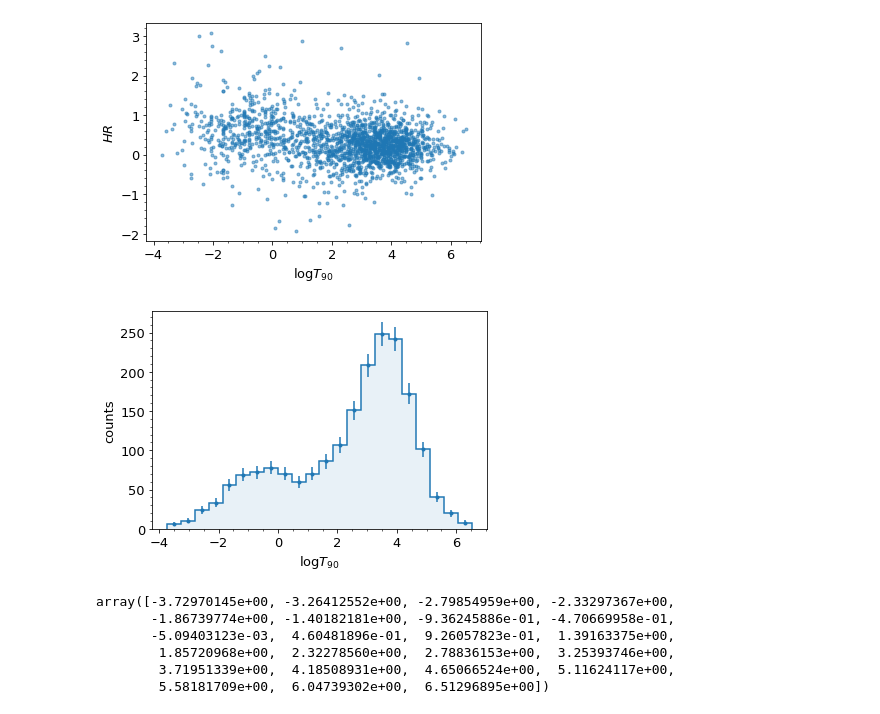
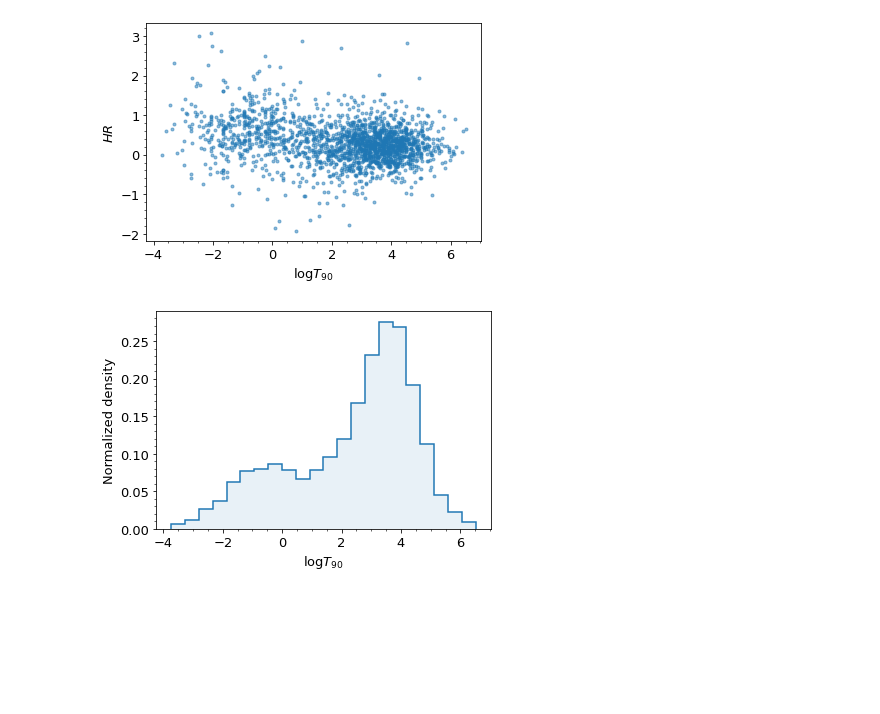
Before and after one commit to fdesanti/nested_sampling, a Jupyter notebook: posterior_analysis.ipynb, the cells around one changed output. Cells and saved outputs as stored; diff of their text form; code cells hidden in the pictures; blank space fills up the shorter version.

```diff
--- a/posterior_analysis.ipynb
+++ b/posterior_analysis.ipynb
@@ -107,28 +124,19 @@ plt.savefig('logT90-HR.png', dpi=200)
 # %%
 plt.figure()
 plt.rcParams['font.size']=13
-hist = plt.hist(logT90, 'fd', histtype='step', linewidth = 1.5,color=colours[0] )
-plt.hist(logT90, 'fd', histtype='stepfilled', alpha = 0.1, linewidth = 2,color=colours[0] )
+hist = plt.hist(logT90, 'fd', histtype='step', linewidth = 1.5,color=colours[0], density=True )
+plt.hist(logT90, 'fd', histtype='stepfilled', alpha = 0.1, linewidth = 2,color=colours[0], density=True )
 
 bins, counts = hist[1], hist[0]
 bin_c = (bins[0:-1]+bins[1:])/2
 poiss_err = np.sqrt(counts)
-plt.errorbar(bin_c, counts, yerr=poiss_err, fmt='.')
+#plt.errorbar(bin_c, counts, yerr=poiss_err, fmt='.')
 
 
 
 plt.xlabel('log$T_{90}$')
-plt.ylabel('counts')
+plt.ylabel('Normalized density')
 plt.minorticks_on()
 plt.savefig('logT90.png', dpi=200)
 # %% [output]
-[figure, old version]
+[figure, new version]
-# %%
-counts
-# %% [output]
-array([-3.72970145e+00, -3.26412552e+00, -2.79854959e+00, -2.33297367e+00,
-       -1.86739774e+00, -1.40182181e+00, -9.36245886e-01, -4.70669958e-01,
-       -5.09403123e-03,  4.60481896e-01,  9.26057823e-01,  1.39163375e+00,
-        1.85720968e+00,  2.32278560e+00,  2.78836153e+00,  3.25393746e+00,
-        3.71951339e+00,  4.18508931e+00,  4.65066524e+00,  5.11624117e+00,
-        5.58181709e+00,  6.04739302e+00,  6.51296895e+00])
```
Also changed, not shown: parts of 7 cells of this notebook, 10 other files.
